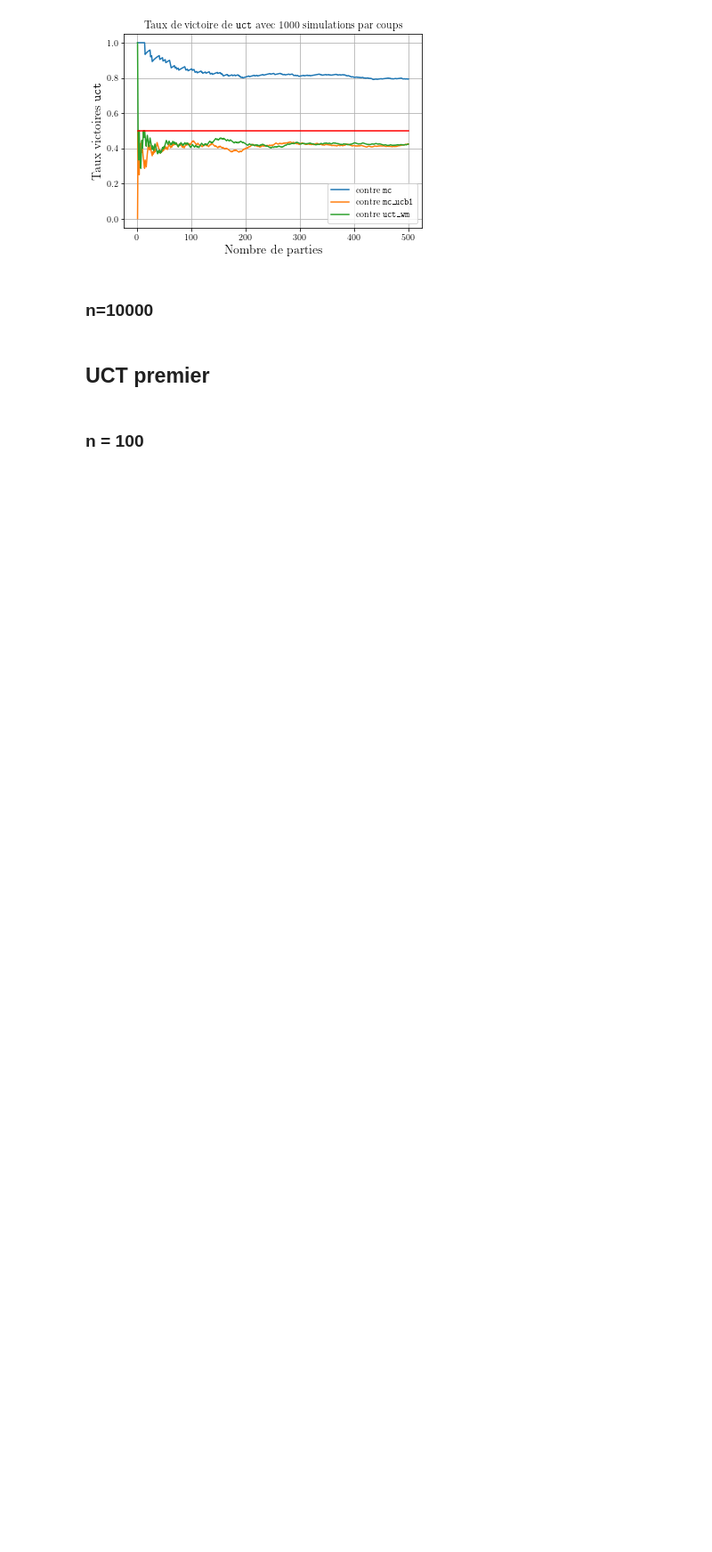
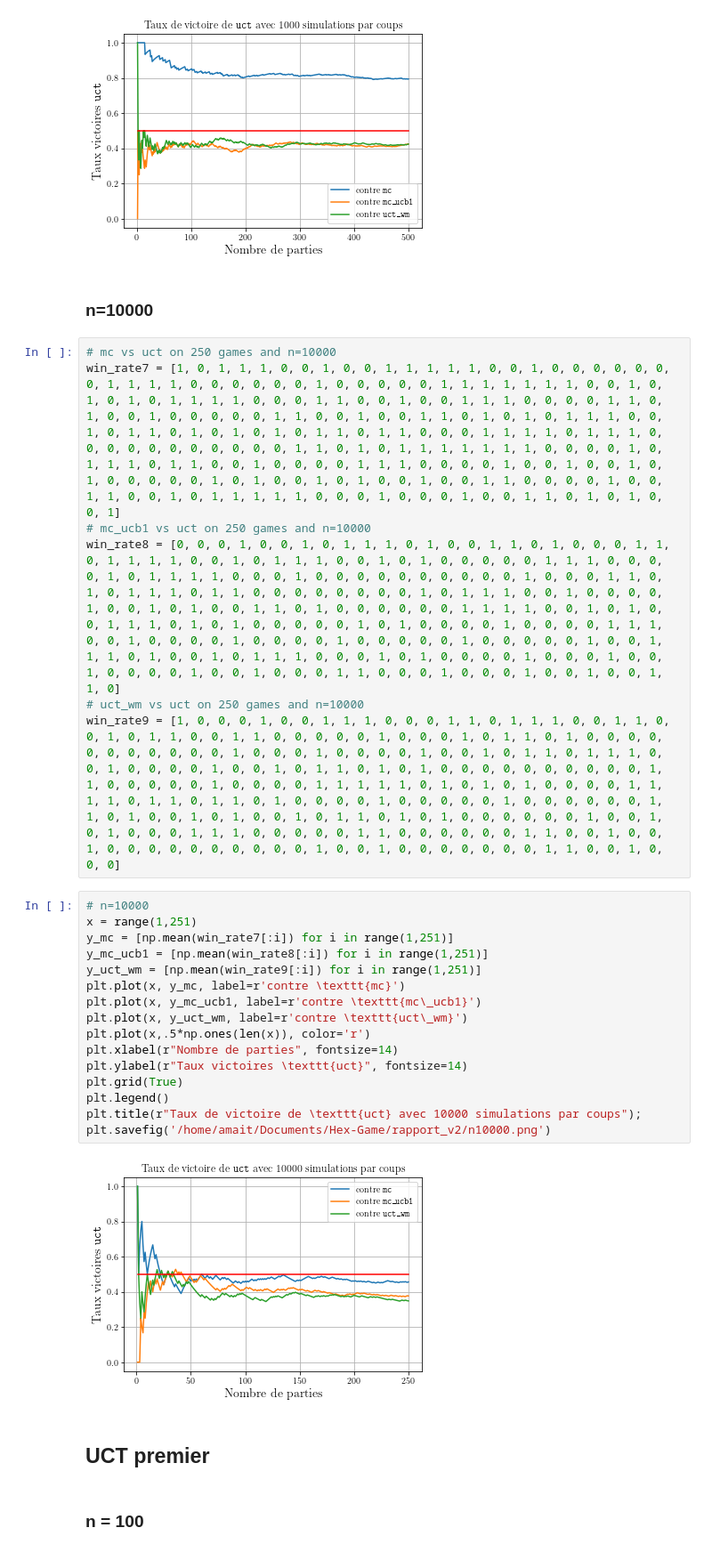
Before and after one commit to Maxime-LP/Hex-Game, a Jupyter notebook: src/simulations/graphs.ipynb, the cells around one changed output. Shown at 89% size. Saved outputs shown, nothing was run; the diff lists cells and outputs as text; blank space fills up the shorter version.

```diff
--- a/src/simulations/graphs.ipynb
+++ b/src/simulations/graphs.ipynb
@@ -67,6 +67,31 @@ plt.savefig('/home/amait/Documents/Hex-Game/rapport_v2/n1000.png')
 [figure]
 # %% [markdown]
 ### n=10000
+# %%
+# mc vs uct on 250 games and n=10000
+win_rate7 = [1, 0, 1, 1, 1, 0, 0, 1, 0, 0, 1, 1, 1, 1, 1, 0, 0, 1, 0, 0, 0, 0, 0, 0, 0, 1, 1, 1, 1, 0, 0, 0, 0, 0, 0, 1, 0, 0, 0, 0, 0, 1, 1, 1, 1, 1, 1, 1, 0, 0, 1, 0, 1, 0, 1, 0, 1, 1, 1, 1, 0, 0, 0, 1, 1, 0, 0, 1, 0, 0, 1, 1, 1, 0, 0, 0, 0, 1, 1, 0, 1, 0, 0, 1, 0, 0, 0, 0, 0, 1, 1, 0, 0, 1, 0, 0, 1, 1, 0, 1, 0, 1, 0, 1, 1, 1, 0, 0, 1, 0, 1, 1, 0, 1, 0, 1, 0, 1, 0, 1, 1, 0, 1, 1, 0, 0, 0, 1, 1, 1, 1, 0, 1, 1, 1, 0, 0, 0, 0, 0, 0, 0, 0, 0, 0, 0, 1, 1, 0, 1, 0, 1, 1, 1, 1, 1, 1, 1, 0, 0, 0, 0, 1, 0, 1, 1, 1, 0, 1, 1, 0, 0, 1, 0, 0, 0, 0, 1, 1, 1, 0, 0, 0, 0, 1, 0, 0, 1, 0, 0, 1, 0, 1, 0, 0, 0, 0, 0, 1, 0, 1, 0, 0, 1, 0, 1, 0, 0, 1, 0, 0, 1, 1, 0, 0, 0, 0, 1, 0, 0, 1, 1, 0, 0, 1, 0, 1, 1, 1, 1, 1, 0, 0, 0, 1, 0, 0, 0, 1, 0, 0, 1, 1, 0, 1, 0, 1, 0, 0, 1]
+# mc_ucb1 vs uct on 250 games and n=10000
+win_rate8 = [0, 0, 0, 1, 0, 0, 1, 0, 1, 1, 1, 0, 1, 0, 0, 1, 1, 0, 1, 0, 0, 0, 1, 1, 0, 1, 1, 1, 1, 0, 0, 1, 0, 1, 1, 1, 0, 0, 1, 0, 1, 0, 0, 0, 0, 0, 1, 1, 1, 0, 0, 0, 0, 1, 0, 1, 1, 1, 1, 0, 0, 0, 1, 0, 0, 0, 0, 0, 0, 0, 0, 0, 0, 1, 0, 0, 0, 1, 1, 0, 1, 0, 1, 1, 1, 0, 1, 1, 0, 0, 0, 0, 0, 0, 0, 0, 1, 0, 1, 1, 1, 0, 0, 1, 0, 0, 0, 0, 1, 0, 0, 1, 0, 1, 0, 0, 1, 1, 0, 1, 0, 0, 0, 0, 0, 0, 1, 1, 1, 1, 0, 0, 1, 0, 1, 0, 0, 1, 1, 1, 0, 1, 0, 1, 0, 0, 0, 0, 0, 1, 0, 1, 0, 0, 0, 0, 1, 0, 0, 0, 0, 1, 1, 1, 0, 0, 1, 0, 0, 0, 0, 1, 0, 0, 0, 0, 1, 0, 0, 0, 0, 0, 1, 0, 0, 0, 0, 0, 1, 0, 0, 1, 1, 1, 0, 1, 0, 0, 1, 0, 1, 1, 1, 0, 0, 0, 1, 0, 1, 0, 0, 0, 0, 1, 0, 0, 0, 1, 0, 0, 1, 0, 0, 0, 0, 1, 0, 0, 1, 0, 0, 0, 1, 1, 0, 0, 0, 1, 0, 0, 0, 1, 0, 0, 1, 0, 0, 1, 1, 0]
+# uct_wm vs uct on 250 games and n=10000
+win_rate9 = [1, 0, 0, 0, 1, 0, 0, 1, 1, 1, 0, 0, 0, 1, 1, 0, 1, 1, 1, 0, 0, 1, 1, 0, 0, 1, 0, 1, 1, 0, 0, 1, 1, 0, 0, 0, 0, 0, 1, 0, 0, 0, 1, 0, 1, 1, 0, 1, 0, 0, 0, 0, 0, 0, 0, 0, 0, 0, 0, 1, 0, 0, 0, 1, 0, 0, 0, 0, 1, 0, 0, 1, 0, 1, 1, 0, 1, 1, 1, 0, 0, 1, 0, 0, 0, 0, 1, 0, 0, 1, 0, 1, 1, 0, 1, 0, 1, 0, 0, 0, 0, 0, 0, 0, 0, 0, 0, 1, 1, 0, 0, 0, 0, 0, 1, 0, 0, 0, 0, 1, 1, 1, 1, 1, 0, 1, 0, 1, 0, 1, 0, 0, 0, 0, 1, 1, 1, 1, 0, 1, 1, 0, 1, 1, 0, 1, 0, 0, 0, 0, 1, 0, 0, 0, 0, 0, 1, 0, 0, 0, 0, 0, 0, 1, 1, 0, 1, 0, 0, 1, 0, 1, 0, 0, 1, 0, 1, 1, 0, 1, 0, 1, 0, 0, 0, 0, 0, 0, 1, 0, 0, 1, 0, 1, 0, 0, 0, 1, 1, 1, 0, 0, 0, 0, 0, 1, 1, 0, 0, 0, 0, 0, 0, 1, 1, 0, 0, 1, 0, 0, 1, 0, 0, 0, 0, 0, 0, 0, 0, 0, 0, 1, 0, 0, 1, 0, 0, 0, 0, 0, 0, 0, 1, 1, 0, 0, 1, 0, 0, 0]
+# %%
+# n=10000
+x = range(1,251)
+y_mc = [np.mean(win_rate7[:i]) for i in range(1,251)]
+y_mc_ucb1 = [np.mean(win_rate8[:i]) for i in range(1,251)]
+y_uct_wm = [np.mean(win_rate9[:i]) for i in range(1,251)]
+plt.plot(x, y_mc, label=r'contre \texttt{mc}')
+plt.plot(x, y_mc_ucb1, label=r'contre \texttt{mc\_ucb1}')
+plt.plot(x, y_uct_wm, label=r'contre \texttt{uct\_wm}')
+plt.plot(x,.5*np.ones(len(x)), color='r')
+plt.xlabel(r"Nombre de parties", fontsize=14)
+plt.ylabel(r"Taux victoires \texttt{uct}", fontsize=14)
+plt.grid(True)
+plt.legend()
+plt.title(r"Taux de victoire de \texttt{uct} avec 10000 simulations par coups");
+plt.savefig('/home/amait/Documents/Hex-Game/rapport_v2/n10000.png')
+# %% [output]
+[figure, added]
 # %% [markdown]
 ## UCT premier
 # %% [markdown]
```
Also changed, not shown: parts of 2 cells of this notebook, 9 other files.
